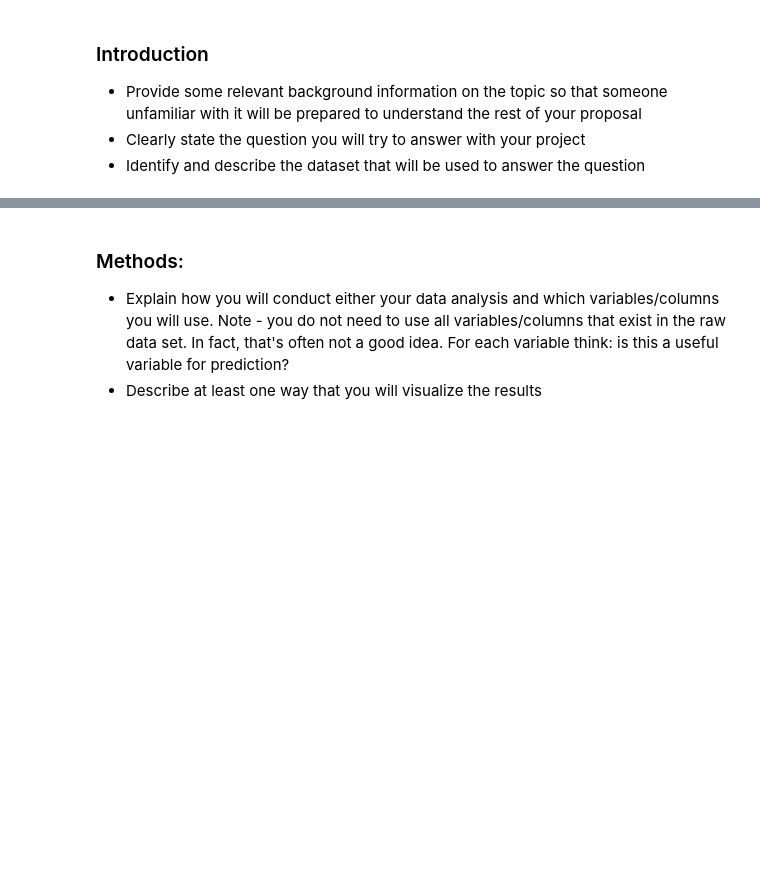
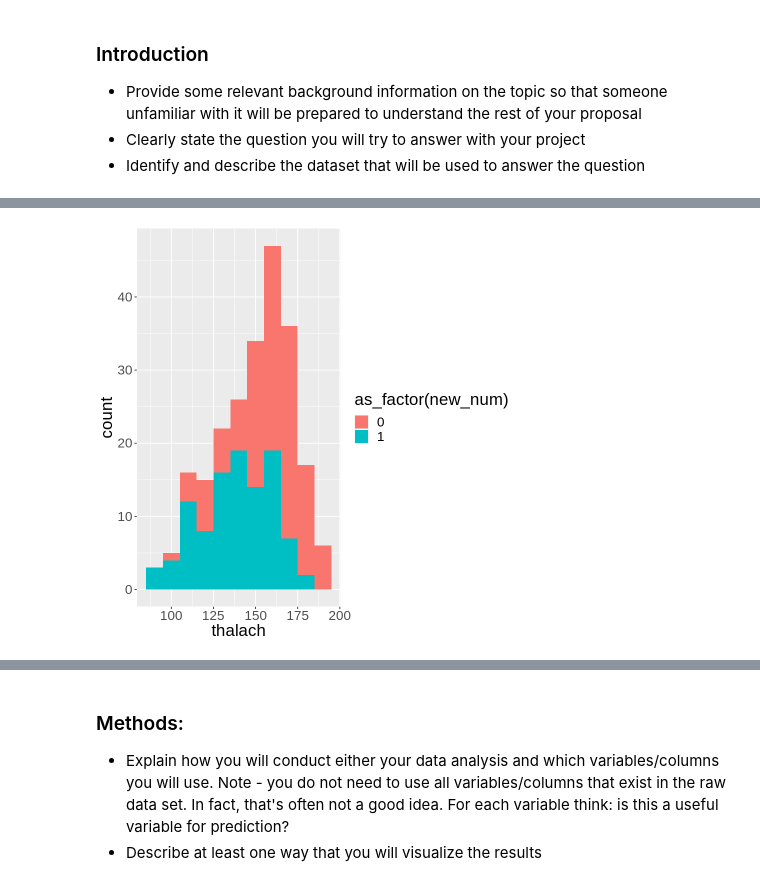
Before and after one commit to sherrii-Xia/DSCI_100_WT2, a Jupyter notebook: project/group_proposal.ipynb, the cells around one changed output, grey strips where cells are left out. Saved outputs shown, nothing was run; the diff lists cells and outputs as text; code cells hidden in the pictures; blank space fills up the shorter version.

```diff
--- a/project/group_proposal.ipynb
+++ b/project/group_proposal.ipynb
@@ -80,0 +230,9 @@ A spec_tbl_df: 294 × 14
+# %%
+thalachVSold_peak <-  hd_train |>
+ggplot(aes(x = thalach, fill = as_factor(new_num))) +
+geom_histogram(binwidth = 10) +
+labs(x = "thalach") +
+theme(text = element_text(size = 20))
+thalachVSold_peak
+# %% [output]
+[figure, added]
```
Also changed, not shown: parts of 20 cells of this notebook, 1 other file.
